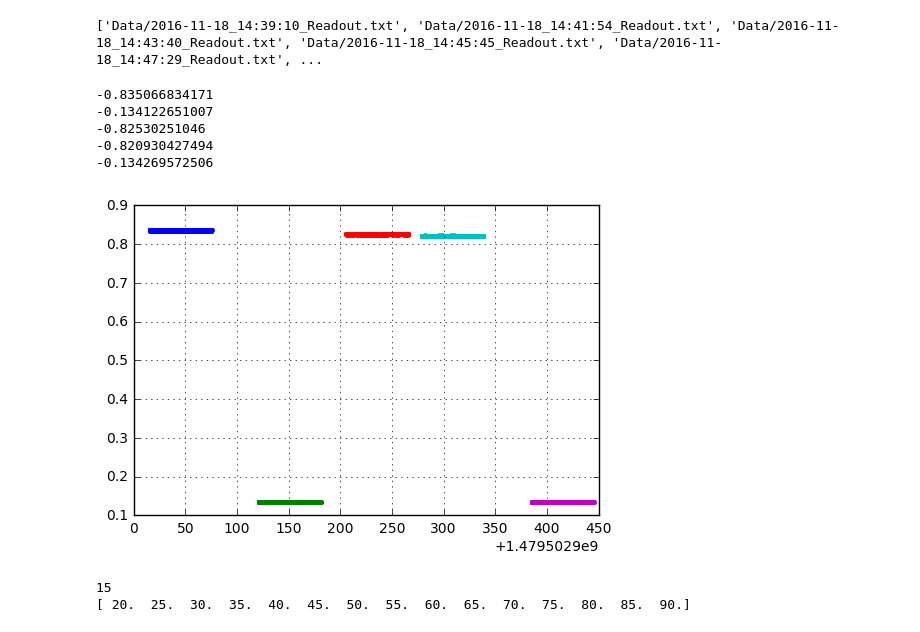
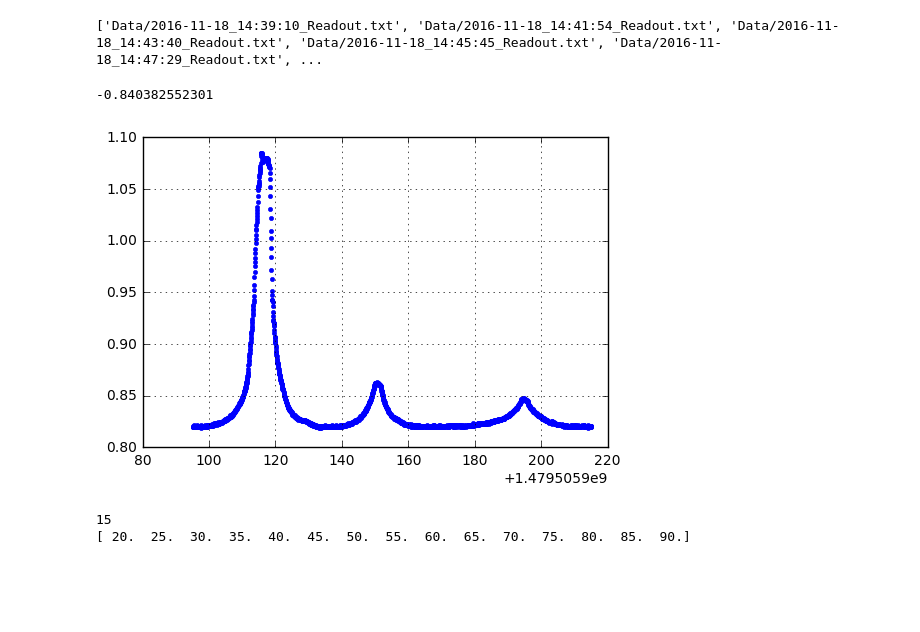
Before and after one commit to ekacmblab/radiometer, a Jupyter notebook: notebooks/BasicPlot+Analysis.ipynb, the cells around one changed output. Cells and saved outputs as stored; diff of their text form; code cells hidden in the pictures; blank space fills up the shorter version.

```diff
--- a/notebooks/BasicPlot+Analysis.ipynb
+++ b/notebooks/BasicPlot+Analysis.ipynb
@@ -23,17 +26,13 @@ print(files)
 # %%
-for f in files[-5:]:
+for f in files[-1:]:
     data=np.loadtxt(f)
     plot(data[:,0],-data[:,1], '.')
     grid()
     print(np.mean(data[:,1]))
 #savefig("Data/2016-11-11_Interval-1m_90-20.png")
 # %% [output]
--0.835066834171
--0.134122651007
--0.82530251046
--0.820930427494
--0.134269572506
+-0.840382552301
-[figure, old version]
+[figure, new version]
 # %%
 angles = np.linspace(20,90,(90-20)/5+1)
 print((90-20)/5+1)
```
Also changed, not shown: parts of 2 cells of this notebook, 1 other file.
